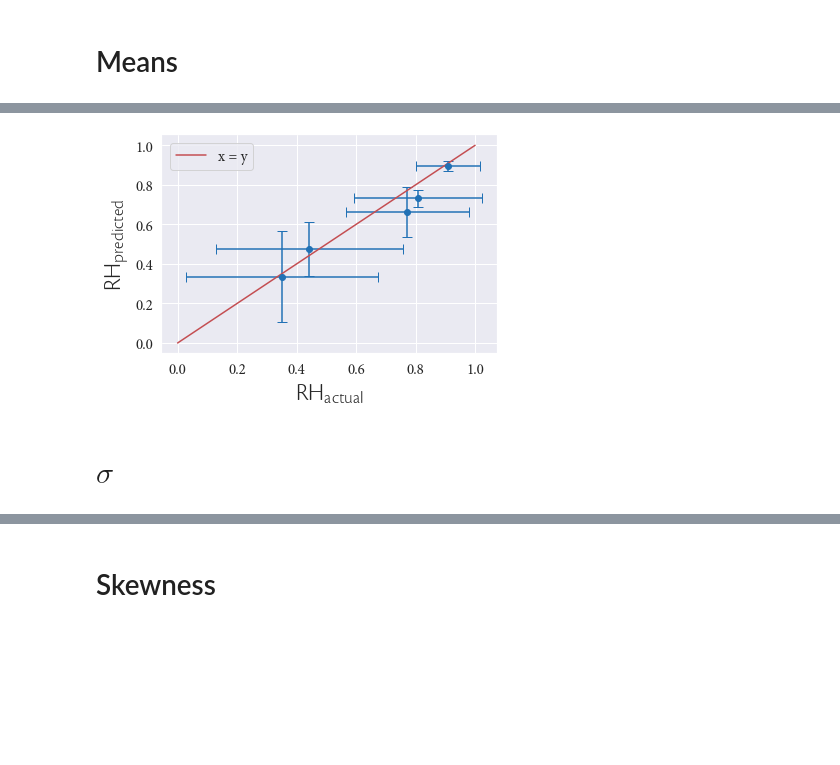
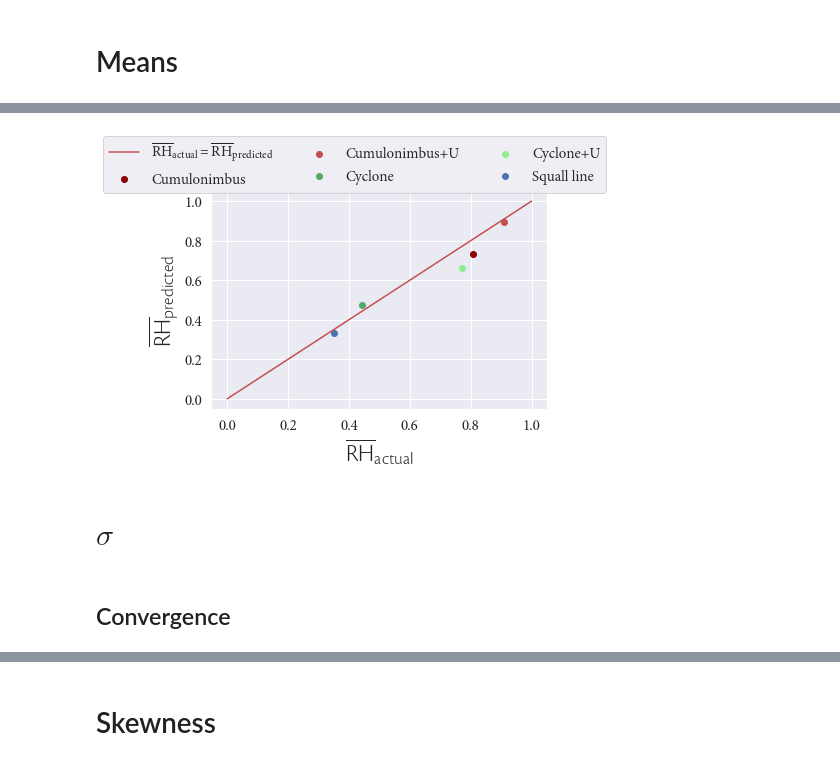
Before and after one commit to FelixLangot/LMD_Internship, a Jupyter notebook: Stats.ipynb, the cells around one changed output, grey strips where cells are left out. Drawn from its saved outputs; the diff is of its cells as text; code cells hidden in the pictures; blank space fills up the shorter version.

Commit message:
Sqll+u files, changes to statgraphs, analysistex

```diff
--- a/Stats.ipynb
+++ b/Stats.ipynb
@@ -124,12 +125,12 @@ plt.show()
 # %%
 steplist = [1,2,4,8,16,32,48]
 steplist2 = [1,3,6,12,24,48,96,144]
+nsampleslist = [10,10,8,9,9]
 namelist = ['Cumu', 'Cumu_U', 'Cyc', 'Cyc_U', 'Sqll']
 namelist2 = ['RHp', 'RHp_CumuUp', 'RHp_cyc_NoU', 'RHp_cyc', 'RHp_sqll']
-nsamples = 8
 # %%
 for step in tqdmn(steplist):
-    for name,name2 in zip(namelist,namelist2):
+    for name,name2,nsamples in zip(namelist,namelist2,nsampleslist):
         locals()['RHplist'+str(name)+str(step)] = np.zeros((nsamples, 128*128))
         locals()['RHplist'+str(name)+str(step)][0] = np.loadtxt('RHarrays/'+str(name2)+str(step)+'.txt').flatten()
         for i in np.arange(2,nsamples+1):
@@ -153,0 +161,9 @@ for i in np.arange(len(Rhnlist)):
+# %%
+TEST = np.reshape(RHplistSqll1, (9,128*128))
+TEST.shape
+testmeanlst = []
+for i in np.arange(len(TEST)):
+    testmeanlst.append(np.mean(TEST[i]))
+plt.scatter(np.arange(len(TEST)), testmeanlst)
+plt.show()
+print(np.std(testmeanlst))
@@ -154,18 +173,22 @@ for i in np.arange(len(Rhnlist)):
+# %%
+labelsRHfit = ['Cumulonimbus', 'Cumulonimbus+U', 'Cyclone', 'Cyclone+U', 'Squall line']
+colors = np.asarray(['darkred', 'r', 'g', 'lightgreen', 'b', 'skyblue'], dtype=object)
 # %%
 xx = [meanRhlist[0],meanRhlist[1], meanRhlist[2], meanRhlist[3],meanRhlist[4]]
 yy = meanRHlist
-xxstd = [Rhstdlist[0],Rhstdlist[1], Rhstdlist[2], Rhstdlist[3],Rhstdlist[4]]
-yystd = RHstdlist
-plt.errorbar(xx, yy, xxstd, yystd, marker='o', linestyle='none', capsize=5)
-plt.plot(np.linspace(0,1,10),np.linspace(0,1,10), color='r', label='x = y')
+for i in np.arange(len(xx)):
+    plt.scatter(xx[i], yy[i], color = colors[i], label=labelsRHfit[i])
+plt.plot(np.linspace(0,1,10),np.linspace(0,1,10), color='r', label=r'$\mathdefault{\overline{RH}_{actual} = \overline{RH}_{predicted}}$')
 plt.xticks(font=Mplabelprop)
 plt.yticks(font=Mplabelprop)
-plt.legend(prop=Mplabelprop)
-plt.xlabel(r'$\mathdefault{RH_{actual}}$', fontproperties=Cslabelprop)
-plt.ylabel(r'$\mathdefault{RH_{predicted}}$', fontproperties=Cslabelprop)
+plt.legend(bbox_to_anchor=(1.2, 1.29), prop=Mplabelprop, ncol=3)
+plt.xlabel(r'$\mathdefault{\overline{RH}_{actual}}$', fontproperties=Cslabelprop)
+plt.ylabel(r'$\mathdefault{\overline{RH}_{predicted}}$', fontproperties=Cslabelprop)
 plt.savefig('Figs/meanRHpvsRHa.png', bbox_inches='tight', format='PNG', dpi=600)
 plt.show()
 # %% [output]
-[figure, old version]
+[figure, new version]
 # %% [markdown]
 # $\sigma$
+# %% [markdown]
+## Convergence
```
Also changed, not shown: parts of 16 cells of this notebook, 3 other files.
